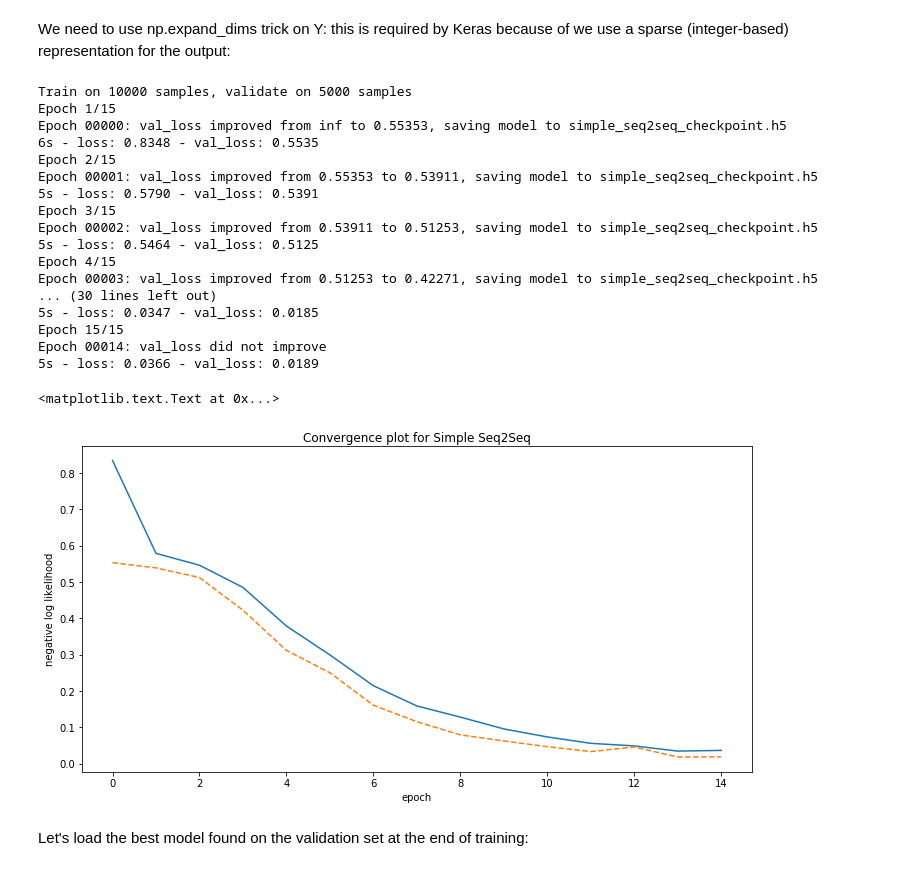
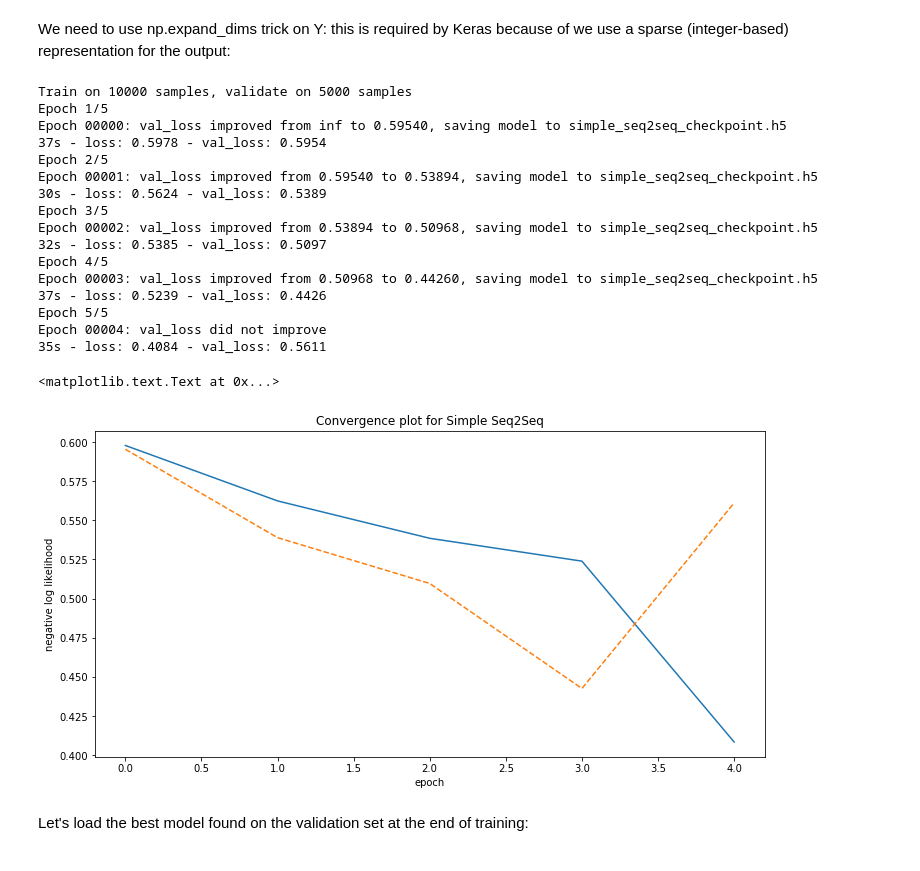
Before and after one commit to zhangruiskyline/DeepLearning, a Jupyter notebook: TensorFlow_Examples/labs/04_seq2seq/Translation_of_Numeric_Phrases_with_Seq2Seq_rendered.ipynb, the cells around one changed output. Saved outputs shown, nothing was run; the diff lists cells and outputs as text; code cells hidden in the pictures.

```diff
--- a/TensorFlow_Examples/labs/04_seq2seq/Translation_of_Numeric_Phrases_with_Seq2Seq_rendered.ipynb
+++ b/TensorFlow_Examples/labs/04_seq2seq/Translation_of_Numeric_Phrases_with_Seq2Seq_rendered.ipynb
@@ -348,37 +348,36 @@ We need to use np.expand_dims trick on Y: this is required by Keras because of w
 # %%
 %matplotlib inline
 import matplotlib.pyplot as plt
 
 history = simple_seq2seq.fit(X_train, np.expand_dims(Y_train, -1),
                              validation_data=(X_val, np.expand_dims(Y_val, -1)),
-                             nb_epoch=15, verbose=2, batch_size=32,
+                             nb_epoch=5, verbose=2, batch_size=32,
                              callbacks=[best_model_cb])
 
 plt.figure(figsize=(12, 6))
 plt.plot(history.history['loss'], label='train')
 plt.plot(history.history['val_loss'], '--', label='validation')
 plt.ylabel('negative log likelihood')
 plt.xlabel('epoch')
 plt.title('Convergence plot for Simple Seq2Seq')
 # %% [output]
 Train on 10000 samples, validate on 5000 samples
-Epoch 1/15
-Epoch 00000: val_loss improved from inf to 0.55353, saving model to simple_seq2seq_checkpoint.h5
-6s - loss: 0.8348 - val_loss: 0.5535
-Epoch 2/15
-Epoch 00001: val_loss improved from 0.55353 to 0.53911, saving model to simple_seq2seq_checkpoint.h5
-5s - loss: 0.5790 - val_loss: 0.5391
-Epoch 3/15
-Epoch 00002: val_loss improved from 0.53911 to 0.51253, saving model to simple_seq2seq_checkpoint.h5
-5s - loss: 0.5464 - val_loss: 0.5125
-Epoch 4/15
-Epoch 00003: val_loss improved from 0.51253 to 0.42271, saving model to simple_seq2seq_checkpoint.h5
-... (30 lines left out)
-5s - loss: 0.0347 - val_loss: 0.0185
-Epoch 15/15
-Epoch 00014: val_loss did not improve
-5s - loss: 0.0366 - val_loss: 0.0189
+Epoch 1/5
+Epoch 00000: val_loss improved from inf to 0.59540, saving model to simple_seq2seq_checkpoint.h5
+37s - loss: 0.5978 - val_loss: 0.5954
+Epoch 2/5
+Epoch 00001: val_loss improved from 0.59540 to 0.53894, saving model to simple_seq2seq_checkpoint.h5
+30s - loss: 0.5624 - val_loss: 0.5389
+Epoch 3/5
+Epoch 00002: val_loss improved from 0.53894 to 0.50968, saving model to simple_seq2seq_checkpoint.h5
+32s - loss: 0.5385 - val_loss: 0.5097
+Epoch 4/5
+Epoch 00003: val_loss improved from 0.50968 to 0.44260, saving model to simple_seq2seq_checkpoint.h5
+37s - loss: 0.5239 - val_loss: 0.4426
+Epoch 5/5
+Epoch 00004: val_loss did not improve
+35s - loss: 0.4084 - val_loss: 0.5611
 <matplotlib.text.Text at 0x...>
-[figure, old version]
+[figure, new version]
 # %% [markdown]
 Let's load the best model found on the validation set at the end of training:
```
Also changed, not shown: parts of 14 cells of this notebook, 3 other files.
